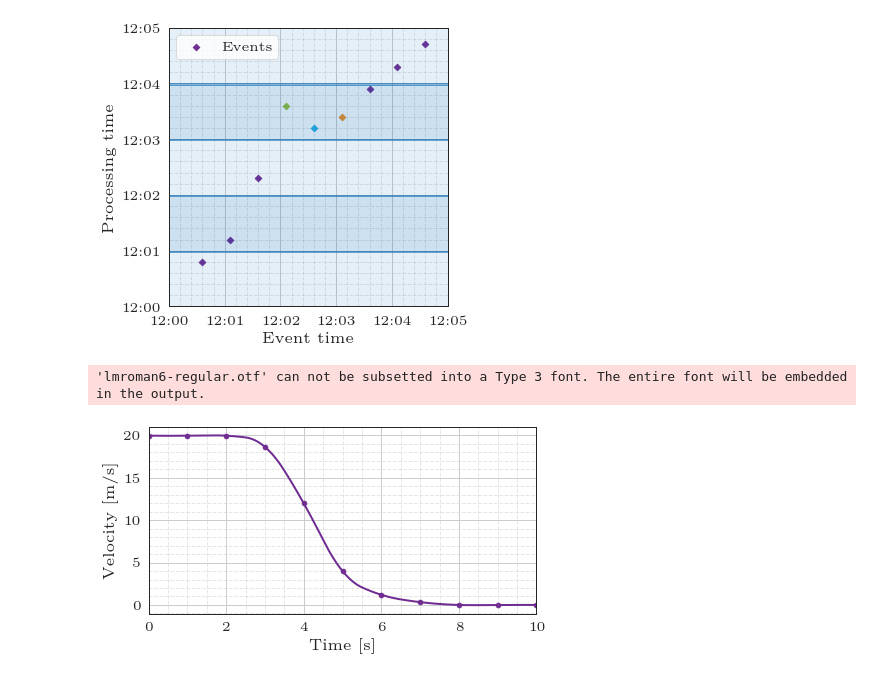
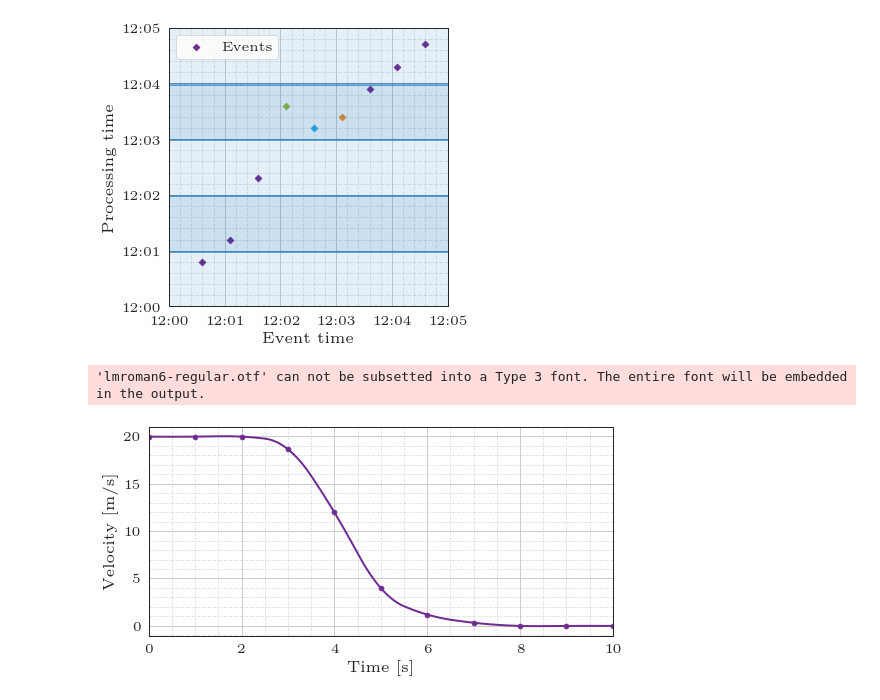
Before and after one commit to DominikStiller/dhbw-bt, a Jupyter notebook: figures/figures.ipynb, the cells around one changed output. Cells and saved outputs as stored; diff of their text form; code cells hidden in the pictures.

```diff
--- a/figures/figures.ipynb
+++ b/figures/figures.ipynb
@@ -146,23 +146,23 @@ plot_window_domains("processing")
 [figure]
 # %%
 def plot_usecase_emergency_stop():
-    fig, axs = plotter.make_subplots(figsize=[2.06*2*1.5, 2.13*1.5])
+    fig, axs = plotter.make_subplots(figsize=[2.13*2*1.7, 2.06*1.7])
     ax = axs[0]
 
     t1 = np.linspace(0, 10, 11)
     t2 = np.linspace(0, 10, 300)
     vs = [1.33 * x for x in [15, 15, 15, 14, 9, 3, 0.9, 0.25, 0, 0, 0]]
     ax.plot(t2, interp1d(t1, vs, kind='quadratic')(t2), linewidth = 2)
     ax.scatter(t1, vs, marker="o")
 
     ax.set_ylabel("Velocity [m/s]")
     ax.set_xlabel("Time [s]")
     ax.set_xlim([0, 10])
 
     plotter.format(fig)
     plotter.save("usecase_analytics_emergency_stop")
 
 plot_usecase_emergency_stop()
 # %% [output]
 'lmroman6-regular.otf' can not be subsetted into a Type 3 font. The entire font will be embedded in the output.
-[figure, old version]
+[figure, new version]
```
Also changed, not shown: 11 other files.
